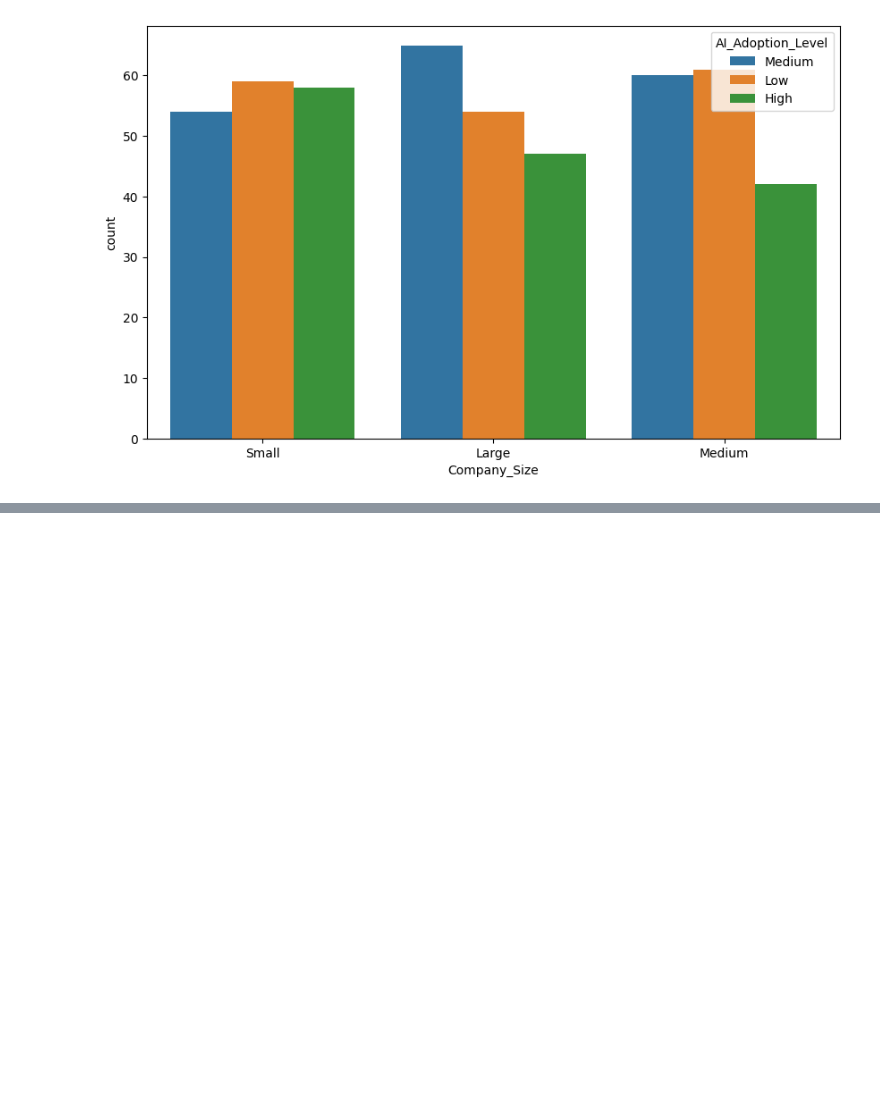
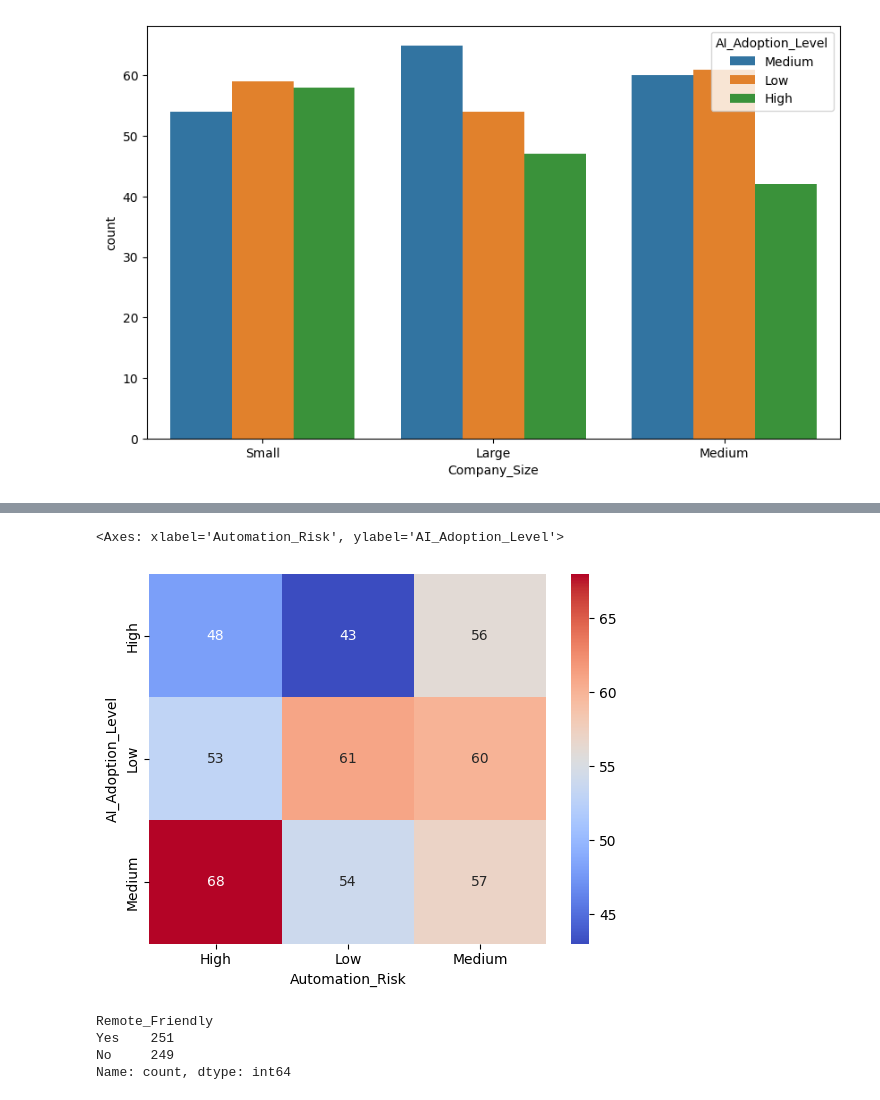
Before and after one commit to Lam2y/Data-Analytics, a Jupyter notebook: Datasets/AI Job Market Insights/AI Job Market Insights.ipynb, the cells around one changed output, grey strips where cells are left out. Cells and saved outputs as stored; diff of their text form; code cells hidden in the pictures; blank space fills up the shorter version.

```diff
--- a/Datasets/AI Job Market Insights/AI Job Market Insights.ipynb
+++ b/Datasets/AI Job Market Insights/AI Job Market Insights.ipynb
@@ -85,0 +91,22 @@ sns.countplot(x=df['Company_Size'],data=df,hue=df['AI_Adoption_Level'],width=0.8
+# %%
+#Use a heatmap to observe the relationship between AI adoption levels and automation risks.
+df_ai_adoption_vs_automation_risk = df.pivot_table(
+    index='AI_Adoption_Level',
+    columns='Automation_Risk',
+    aggfunc='size'
+)
+
+sns.heatmap(df_ai_adoption_vs_automation_risk, cmap='coolwarm', annot=True, fmt='d')
+# %% [output]
+<Axes: xlabel='Automation_Risk', ylabel='AI_Adoption_Level'>
+[figure, added]
+# %%
+df_remote_friendly=df.groupby('Remote_Friendly')['Location'].value_counts()
+df_remote_friendly
+
+df['Remote_Friendly'].value_counts()
+# %% [output]
+Remote_Friendly
+Yes    251
+No     249
+Name: count, dtype: int64
```
Also changed, not shown: parts of 10 cells of this notebook, 3 other files.
